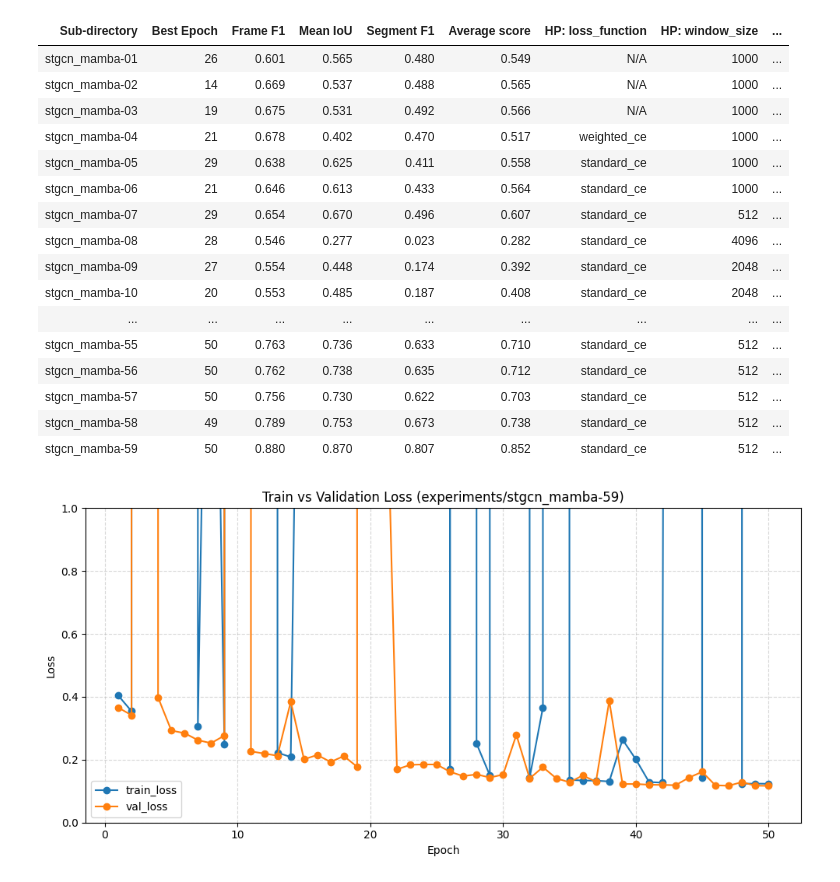
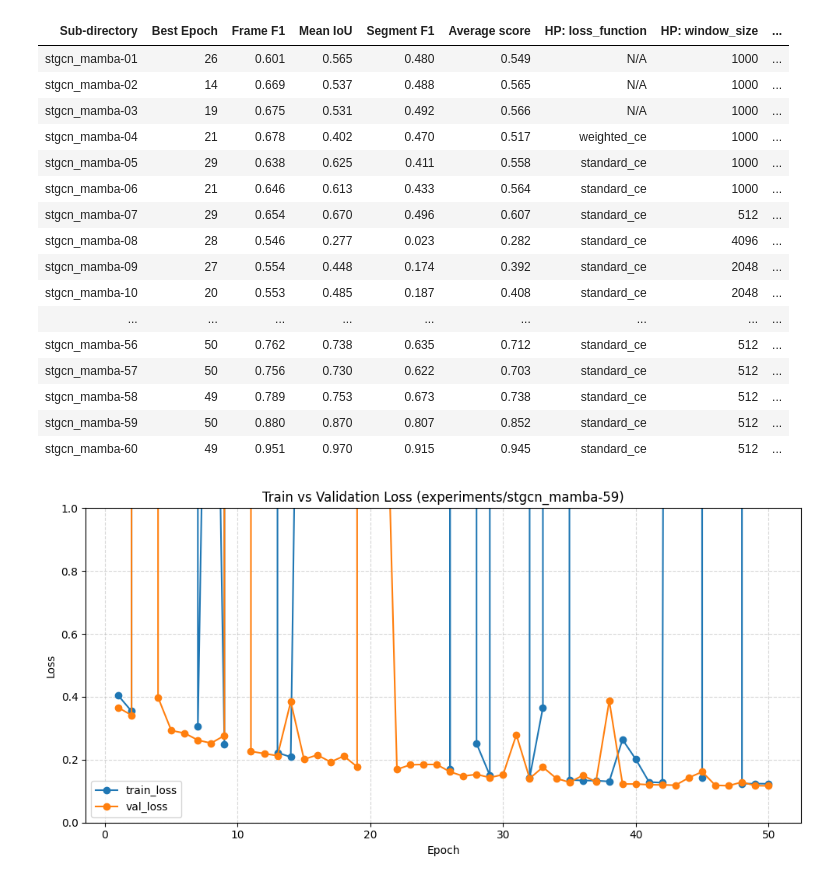
Before and after one commit to genkimats/Sign-Segmentation, a Jupyter notebook: tools.ipynb, the cells around one changed output. Cells and saved outputs as stored; diff of their text form; code cells hidden in the pictures.

```diff
--- a/tools.ipynb
+++ b/tools.ipynb
@@ -217,10 +217,6 @@ if os.path.exists(experiments_dir):
                         else:
                             result_dict[f"HP: {hp}"] = hp_values[hp]
 
-                    # Add description only if it is in target_hyperparameters
-                    if "description" in target_hyperparameters:
-                        result_dict["Description"] = description
-
                     results.append(result_dict)
                 else:
                     print(f"Skipping '{entry}': Missing one or more required metric columns.")
@@ -271,38 +267,38 @@ if not results_df.empty:
         # Fallback for older versions of Pandas
         styled_df = results_df.style.hide_index()
 
         if highlight_subdirectories:
             highlight_set = set(highlight_subdirectories)
             def highlight_selected(row):
                 return [
                     f"background-color: {highlighted_row_color}" if row["Sub-directory"] in highlight_set else ""
                     for _ in row
                 ]
             styled_df = styled_df.apply(highlight_selected, axis=1)
 
         styled_df = styled_df.applymap(score_style, subset=['Average score'])
         styled_df = styled_df.applymap(lambda value: score_style(value, hue=0), subset=['Frame F1', 'Mean IoU', 'Segment F1'])
         display(styled_df)
 else:
     print("No results found. Either the directory is empty, or no folders matched your criteria.")
 # %% [output]
 | Sub-directory | Best Epoch | Frame F1 | Mean IoU | Segment F1 | Average score | HP: loss_function | HP: window_size | ... |
 | stgcn_mamba-01 | 26 | 0.601 | 0.565 | 0.480 | 0.549 | N/A | 1000 | ... |
 | stgcn_mamba-02 | 14 | 0.669 | 0.537 | 0.488 | 0.565 | N/A | 1000 | ... |
 | stgcn_mamba-03 | 19 | 0.675 | 0.531 | 0.492 | 0.566 | N/A | 1000 | ... |
 | stgcn_mamba-04 | 21 | 0.678 | 0.402 | 0.470 | 0.517 | weighted_ce | 1000 | ... |
 | stgcn_mamba-05 | 29 | 0.638 | 0.625 | 0.411 | 0.558 | standard_ce | 1000 | ... |
 | stgcn_mamba-06 | 21 | 0.646 | 0.613 | 0.433 | 0.564 | standard_ce | 1000 | ... |
 | stgcn_mamba-07 | 29 | 0.654 | 0.670 | 0.496 | 0.607 | standard_ce | 512 | ... |
 | stgcn_mamba-08 | 28 | 0.546 | 0.277 | 0.023 | 0.282 | standard_ce | 4096 | ... |
 | stgcn_mamba-09 | 27 | 0.554 | 0.448 | 0.174 | 0.392 | standard_ce | 2048 | ... |
 | stgcn_mamba-10 | 20 | 0.553 | 0.485 | 0.187 | 0.408 | standard_ce | 2048 | ... |
 | ... | ... | ... | ... | ... | ... | ... | ... | ... |
-| stgcn_mamba-55 | 50 | 0.763 | 0.736 | 0.633 | 0.710 | standard_ce | 512 | ... |
 | stgcn_mamba-56 | 50 | 0.762 | 0.738 | 0.635 | 0.712 | standard_ce | 512 | ... |
 | stgcn_mamba-57 | 50 | 0.756 | 0.730 | 0.622 | 0.703 | standard_ce | 512 | ... |
 | stgcn_mamba-58 | 49 | 0.789 | 0.753 | 0.673 | 0.738 | standard_ce | 512 | ... |
 | stgcn_mamba-59 | 50 | 0.880 | 0.870 | 0.807 | 0.852 | standard_ce | 512 | ... |
+| stgcn_mamba-60 | 49 | 0.951 | 0.970 | 0.915 | 0.945 | standard_ce | 512 | ... |
 # %%
 # Select the specific experiment sub-directory to plot
 selected_subdir = os.path.join("experiments", "stgcn_mamba-59")
```
Also changed, not shown: parts of 1 cell of this notebook, 1 other file.
